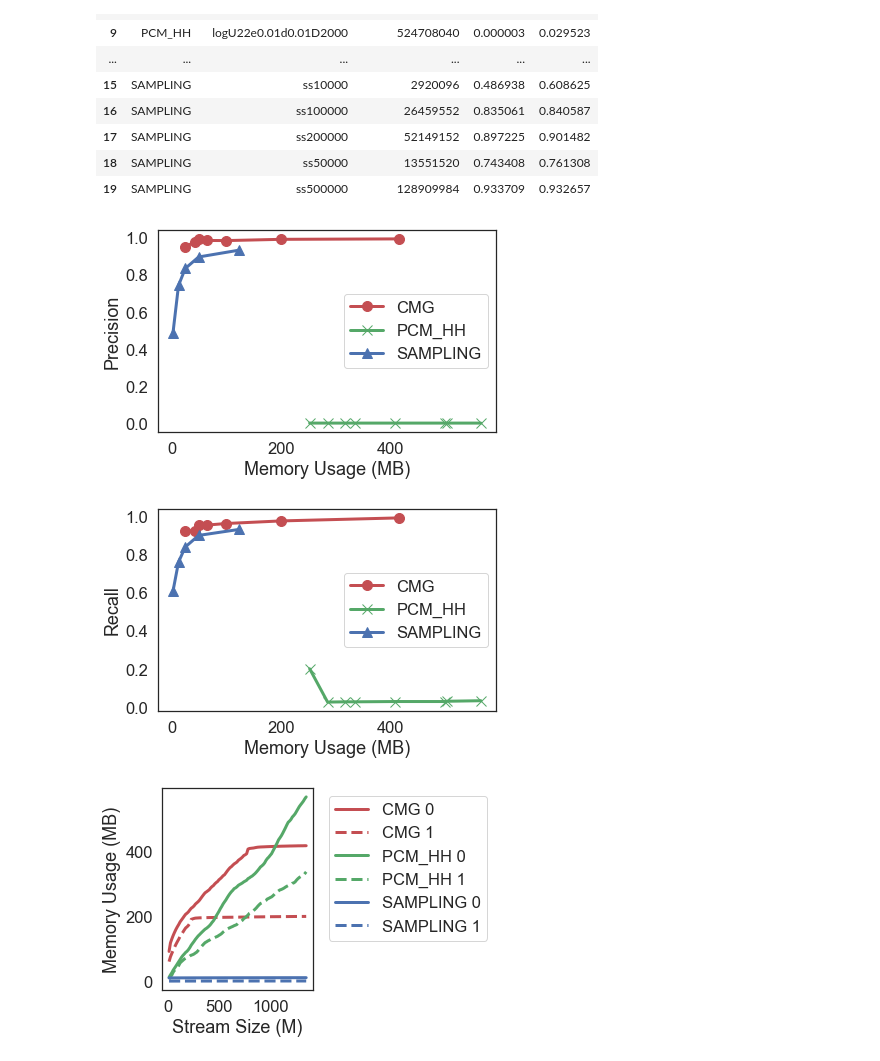
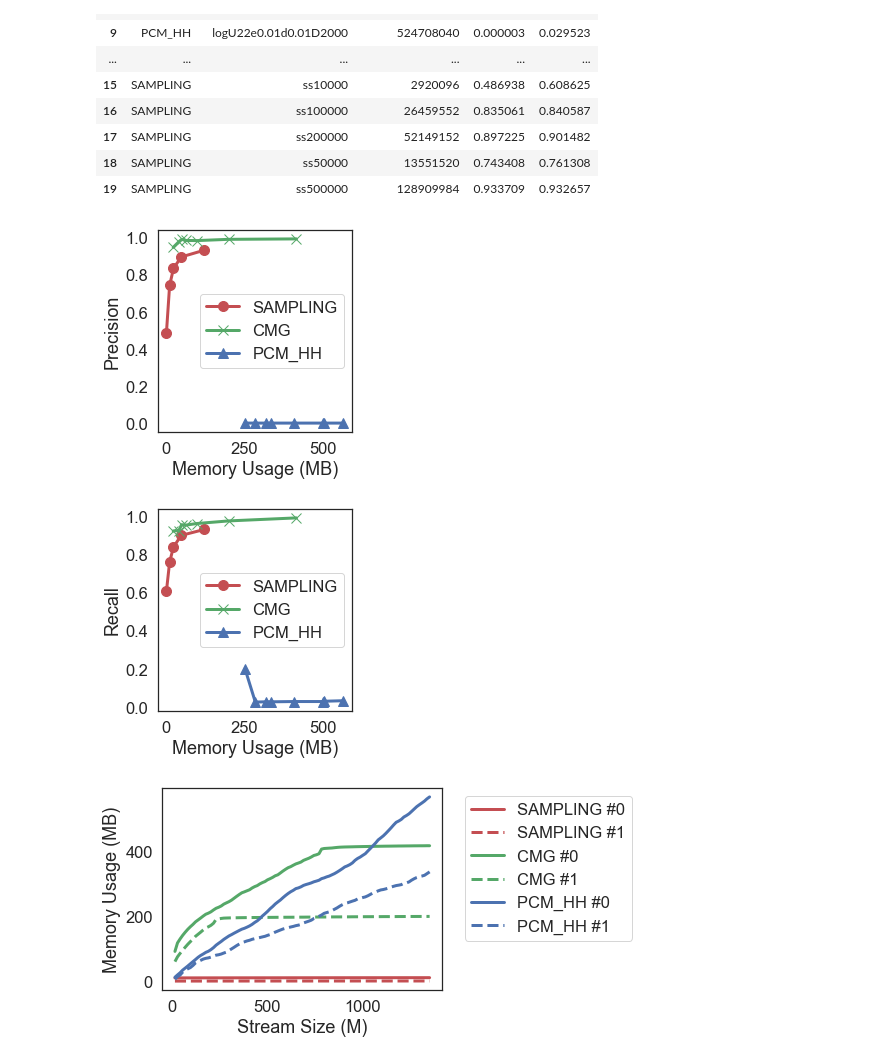
Before and after one commit to Yanqing-UTAH/ATTPCode, a Jupyter notebook: plot/HH_ATTP_clientid.ipynb, the cells around one changed output. Cells and saved outputs as stored; diff of their text form; code cells hidden in the pictures.

```diff
--- a/plot/HH_ATTP_clientid.ipynb
+++ b/plot/HH_ATTP_clientid.ipynb
@@ -113,35 +113,36 @@ pr
 | 18 | SAMPLING | ss50000 | 13551520 | 0.743408 | 0.761308 |
 | 19 | SAMPLING | ss500000 | 128909984 | 0.933709 | 0.932657 |
 # %%
-fig, ax = plt.subplots()
+fig, ax = plt.subplots(figsize = (4, 4))
+sketch_type = ["SAMPLING", "CMG", "PCM_HH"]
 sketch_param = {
-    "CMG" : ["e0.000010", "e0.000020"],
     "PCM_HH" : ["logU22e0.005d0.01D2000", "logU22e0.04d0.01D2000"],
     "SAMPLING" : ["ss50000", "ss10000"],
+    "CMG" : ["e0.000010", "e0.000020"],
 }
 
 linestyles = ["-", "--", "."]
 colors = ["r", "g", "b"]
 markers = ["o", "x", "^"]
 ms = 10
 lw = 3
 
 cnt = 0
-for sk in sketch_param.keys():
+for sk in sketch_type:
     dat = pr[pr["Sketch"] == sk].sort_values(by = "Memory Usage (B)").transpose().to_numpy()
     plt.plot(dat[2] / 1048576.0, dat[3], color = colors[cnt], marker = markers[cnt], label = sk, markersize = ms, linewidth = lw)
     cnt += 1
 ax.legend()
 ax.set_xlabel("Memory Usage (MB)")
 ax.set_ylabel("Precision")
 plt.tight_layout()
 plt.savefig(prefix + 'precision.pdf')
 # %% [output]
-[figure, old version]
+[figure, new version]
 # %%
-fig, ax = plt.subplots()
+fig, ax = plt.subplots(figsize = (4, 4))
 cnt = 0
-for sk in sketch_param.keys():
+for sk in sketch_type:
     dat = pr[pr["Sketch"] == sk].sort_values(by = "Memory Usage (B)").transpose().to_numpy()
     plt.plot(dat[2] / 1048576.0, dat[4], color = colors[cnt], marker = markers[cnt], label = sk, markersize = ms, linewidth = lw)
     cnt += 1
@@ -151,16 +152,16 @@ ax.set_ylabel("Recall")
 plt.tight_layout()
 plt.savefig(prefix + 'recall.pdf')
 # %% [output]
-[figure, old version]
+[figure, new version]
 # %%
-fig, ax = plt.subplots()
+fig, ax = plt.subplots(figsize = (8, 4))
 cnt = 0
 
-for sk in sketch_types:
+for sk in sketch_type:
     cnt0 = 0
     for p in sketch_param[sk]:
         dat = mem[(mem["Sketch"] == sk) & (mem["Param"] == p)].sort_values(by = "Stream Size").transpose().to_numpy()
-        plt.plot(dat[2] / 1000000.0, dat[3] / 1048576.0, label = "%s %d" % (sk, cnt0), markersize = ms, color = colors[cnt], linestyle = linestyles[cnt0], linewidth = lw)
+        plt.plot(dat[2] / 1000000.0, dat[3] / 1048576.0, label = "%s #%d" % (sk, cnt0), markersize = ms, color = colors[cnt], linestyle = linestyles[cnt0], linewidth = lw)
         cnt0 += 1
     cnt += 1
 
@@ -170,5 +171,5 @@ ax.set_ylabel("Memory Usage (MB)")
 plt.tight_layout()
 plt.savefig(prefix + 'mem.pdf')
 # %% [output]
-[figure, old version]
+[figure, new version]
 # %%
```
Also changed, not shown: parts of 1 cell of this notebook, 2 other files.
